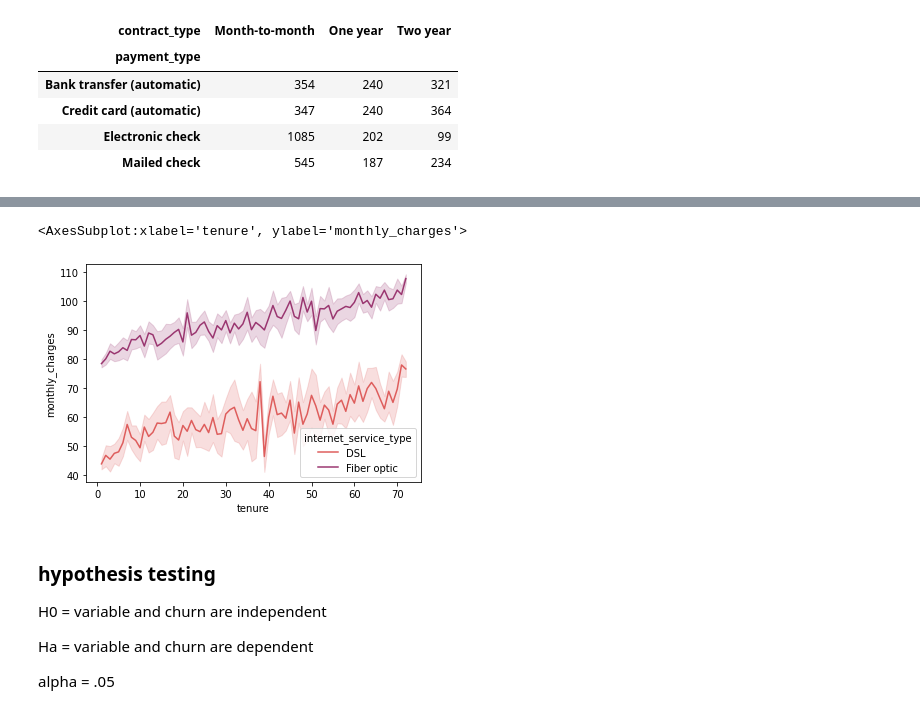
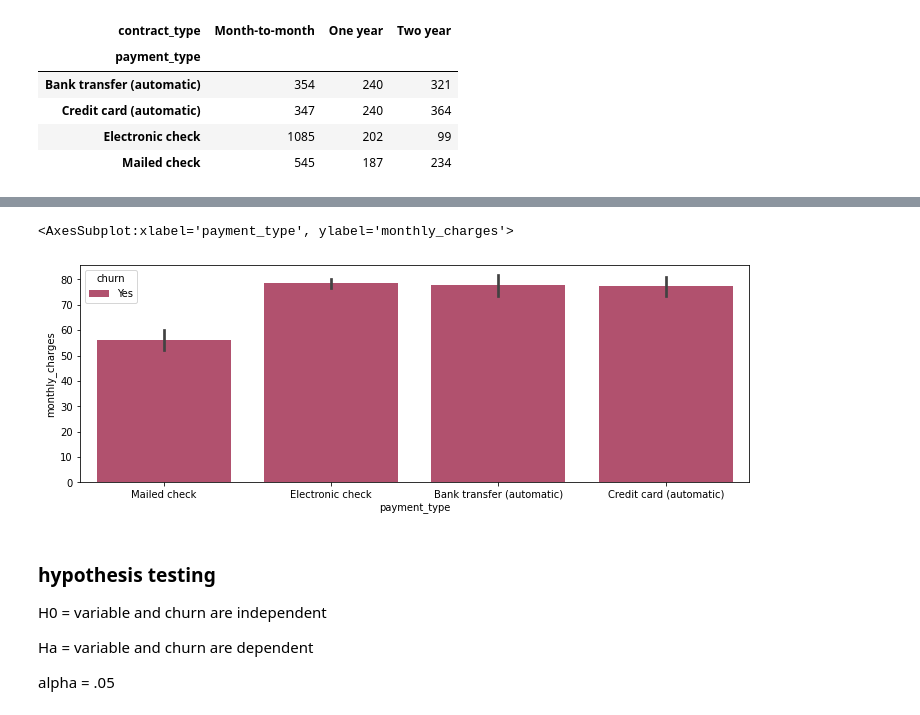
Before and after one commit to kevin-mal-smith/telco_classification, a Jupyter notebook: messy_notebook.ipynb, the cells around one changed output, grey strips where cells are left out. Drawn from its saved outputs; the diff is of its cells as text; code cells hidden in the pictures.

```diff
--- a/messy_notebook.ipynb
+++ b/messy_notebook.ipynb
@@ -138,0 +148,5 @@ I will be exploring different variables and try to narrow the focus of what my M
+# %%
+# can paperless_billing be dropped?
+train['autopay'] = train.payment_type.str.startswith('B') | train.payment_type.str.startswith('C')
+pd.crosstab(train.paperless_billing, train.autopay)
+# paperless_billing and auto_pay are not the same thing. paperless_billing cannot be dropped.
@@ -139 +158,4 @@ I will be exploring different variables and try to narrow the focus of what my M
+# %%
+#dropping the variable created to test paperless_billing
+train = train.drop(columns='autopay')
 # %%
@@ -220,9 +293,10 @@ sns.lineplot(data=train, y='monthly_charges',x='tenure',hue='contract_type')
 # %%
-# monthly charges over tenure by internet service types
-sns.lineplot(data=train.where(train.internet_service_type!='None'), y='monthly_charges',x='tenure',hue='internet_service_type', palette='flare')
+# do people who pay by e-check consistently pay more?
+plt.figure(figsize=(12, 4))
+sns.barplot(data=train.where(train.churn=='Yes'), y='monthly_charges',x='payment_type',hue='churn', palette='flare')
 # %% [output]
-<AxesSubplot:xlabel='tenure', ylabel='monthly_charges'>
+<AxesSubplot:xlabel='payment_type', ylabel='monthly_charges'>
-[figure, old version]
+[figure, new version]
 # %% [markdown]
 ### hypothesis testing
 
```
Also changed, not shown: parts of 34 cells of this notebook, 5 other files.
